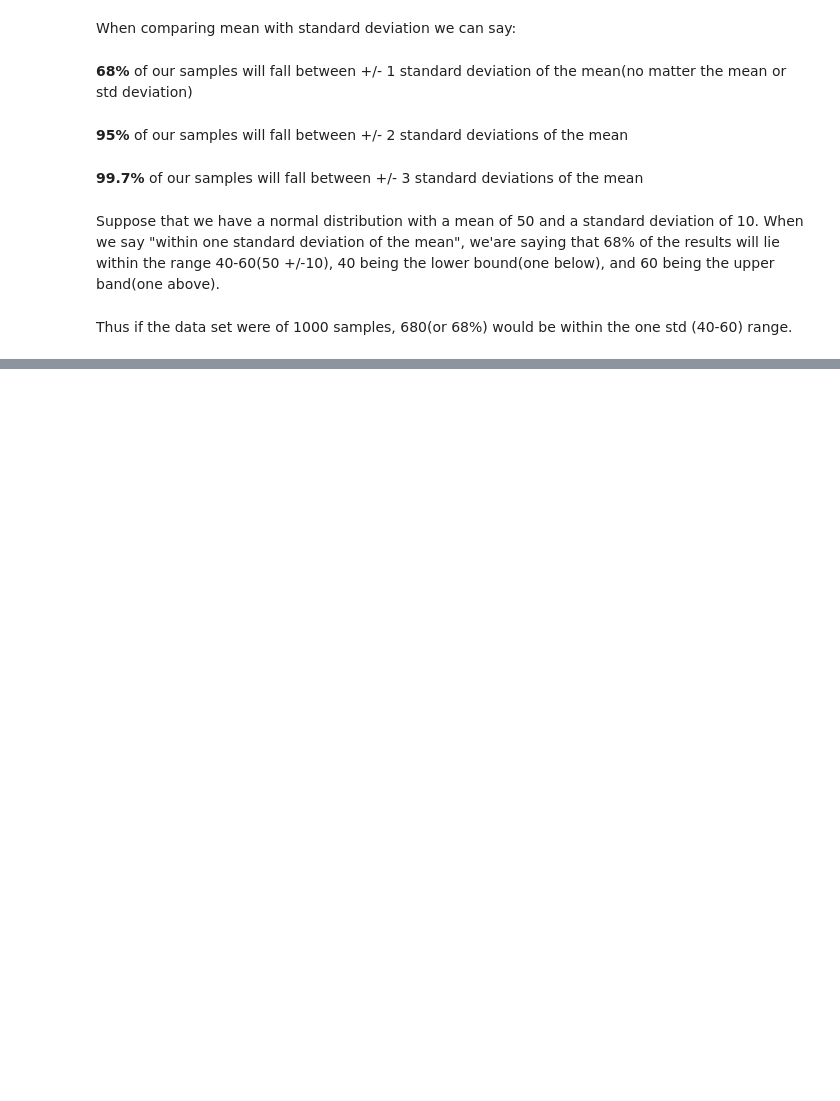
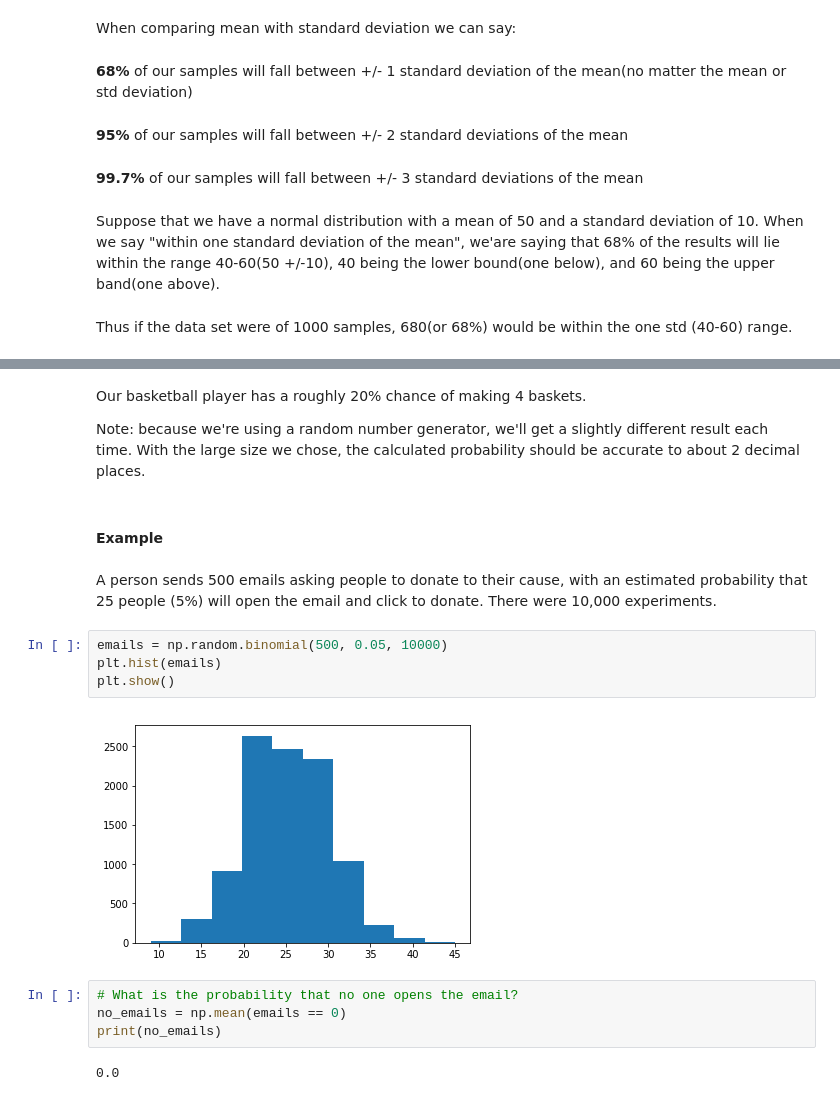
Before and after one commit to TheBoyMoe/DataScience-Repo, a Jupyter notebook: CodeAcademy-Data-Science/03-NumPy/notes/04-statistical-distributions-with-numpy.ipynb, the cells around one changed output, grey strips where cells are left out. Drawn from its saved outputs; the diff is of its cells as text; blank space fills up the shorter version.

```diff
--- a/CodeAcademy-Data-Science/03-NumPy/notes/04-statistical-distributions-with-numpy.ipynb
+++ b/CodeAcademy-Data-Science/03-NumPy/notes/04-statistical-distributions-with-numpy.ipynb
@@ -129,0 +170,20 @@ Thus if the data set were of 1000 samples, 680(or 68%) would be within the one s
+# %% [markdown]
+Our basketball player has a roughly 20% chance of making 4 baskets.
+
+Note: because we're using a random number generator, we'll get a slightly different result each time. With the large size we chose, the calculated probability should be accurate to about 2 decimal places.
+# %% [markdown]
+#### Example
+# %% [markdown]
+A person sends 500 emails asking people to donate to their cause, with an estimated probability that 25 people (5%) will open the email and click to donate. There were 10,000 experiments.
+# %%
+emails = np.random.binomial(500, 0.05, 10000)
+plt.hist(emails)
+plt.show()
+# %% [output]
+[figure, added]
+# %%
+# What is the probability that no one opens the email?
+no_emails = np.mean(emails == 0)
+print(no_emails)
+# %% [output]
+0.0
```
Also changed, not shown: parts of 30 cells of this notebook.
